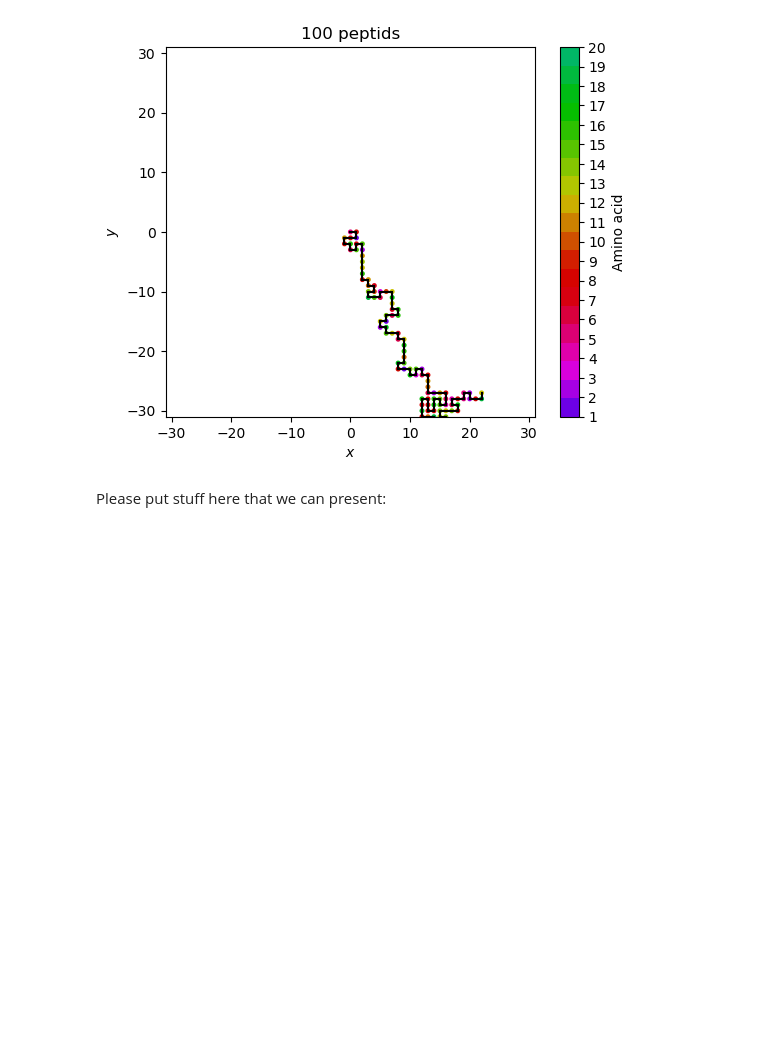
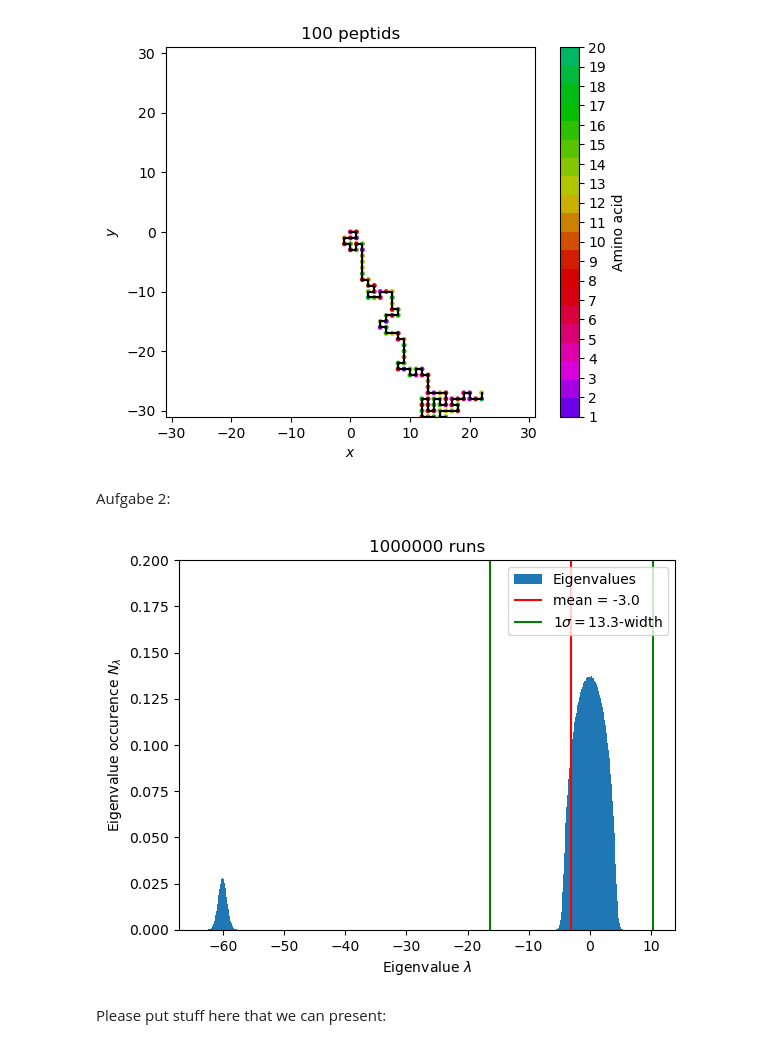
Before and after one commit to Konemu/ProteinAnnealing, a Jupyter notebook: nb.ipynb, the cells around one changed output. Drawn from its saved outputs; the diff is of its cells as text; code cells hidden in the pictures; blank space fills up the shorter version.

```diff
--- a/nb.ipynb
+++ b/nb.ipynb
@@ -20,5 +20,12 @@ fig, ax = randomwalk.plot_protein(coord_vec, dim=30, path="")
 fig.show()
 # %% [output]
 [figure]
+# %% [markdown]
+Aufgabe 2:
+# %%
+fig, ax, eigenvalues, ev_mean, ev_std = energy.eigenvalue_statistics(runs=1000000, path="")
+fig.show()
+# %% [output]
+[figure, added]
 # %% [markdown]
 Please put stuff here that we can present:
```
Also changed, not shown: 1 other file.
